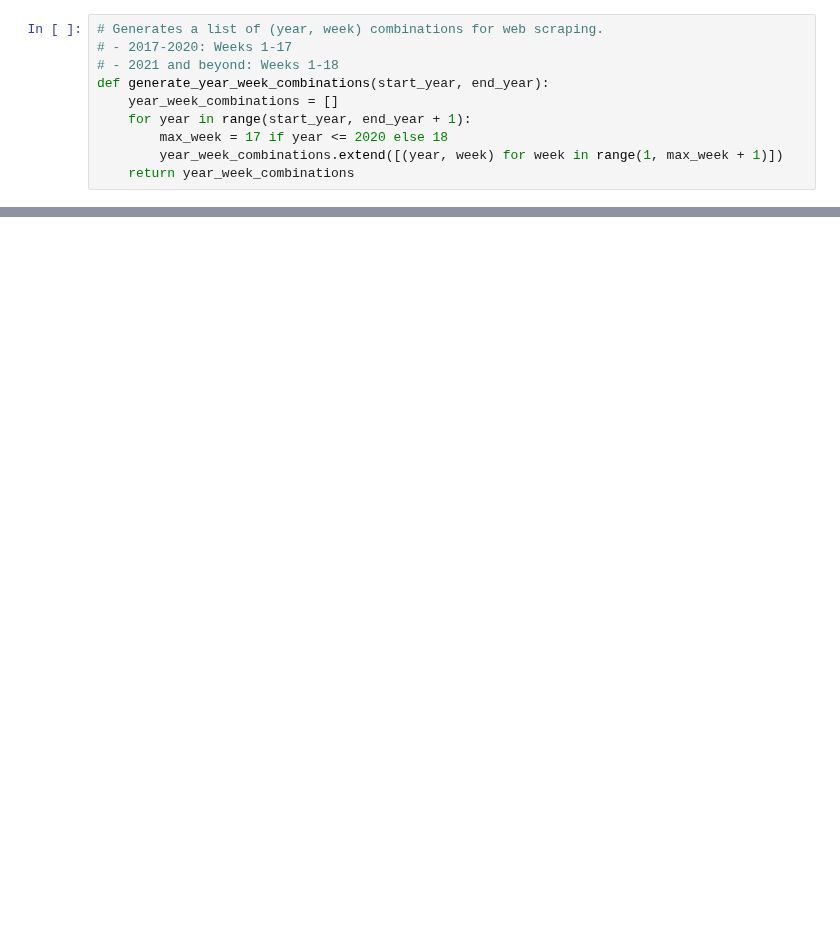
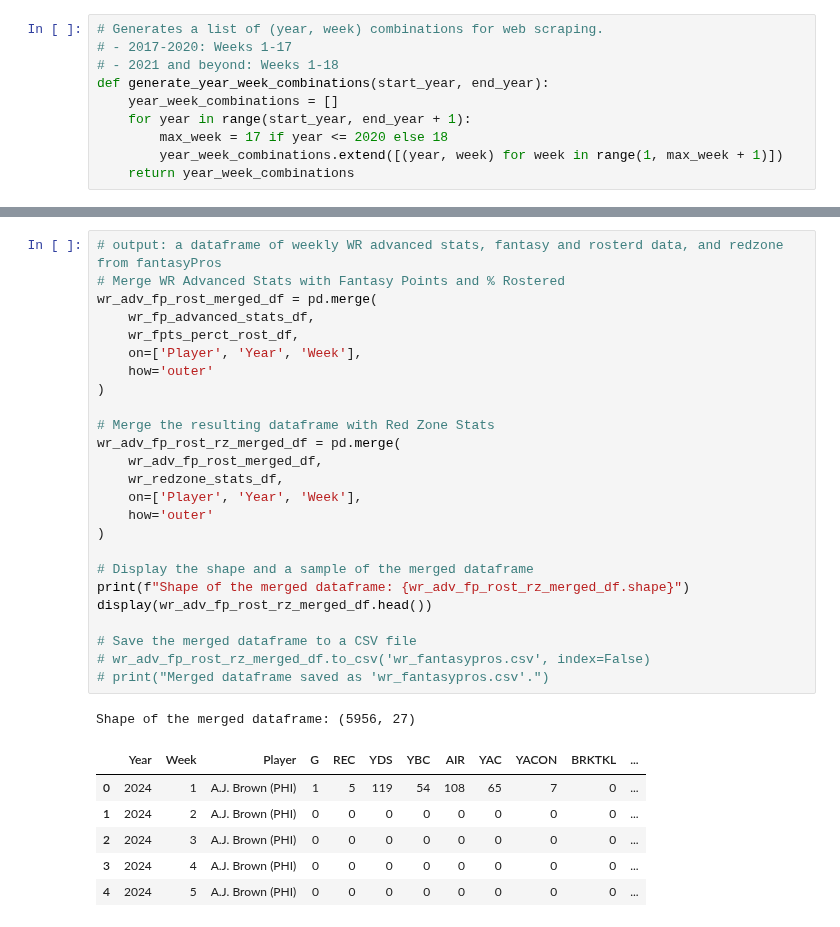
Before and after one commit to ARCtechmo/fanfav, a Jupyter notebook: wr_df.ipynb, the cells around one changed output, grey strips where cells are left out. Saved outputs shown, nothing was run; the diff lists cells and outputs as text; blank space fills up the shorter version.

```diff
--- a/wr_df.ipynb
+++ b/wr_df.ipynb
@@ -575,3 +579,36 @@ Shape of WR Red Zone Stats dataframe: (966, 8)
 | 2 | Brian Thomas Jr. (JAC) | 1 | 1 | 100.0% | 14.0 | 100.0% | 2024 | 1 |
 | 3 | Cooper Kupp (LAR) | 2 | 3 | 66.7% | 6.5 | 60.0% | 2024 | 1 |
 | 4 | Mack Hollins (BUF) | 1 | 1 | 100.0% | 11.0 | 25.0% | 2024 | 1 |
+# %%
+# output: a dataframe of weekly WR advanced stats, fantasy and rosterd data, and redzone from fantasyPros
+# Merge WR Advanced Stats with Fantasy Points and % Rostered
+wr_adv_fp_rost_merged_df = pd.merge(
+    wr_fp_advanced_stats_df,
+    wr_fpts_perct_rost_df,
+    on=['Player', 'Year', 'Week'],
+    how='outer'
+)
+
+# Merge the resulting dataframe with Red Zone Stats
+wr_adv_fp_rost_rz_merged_df = pd.merge(
+    wr_adv_fp_rost_merged_df,
+    wr_redzone_stats_df,
+    on=['Player', 'Year', 'Week'],
+    how='outer'
+)
+
+# Display the shape and a sample of the merged dataframe
+print(f"Shape of the merged dataframe: {wr_adv_fp_rost_rz_merged_df.shape}")
+display(wr_adv_fp_rost_rz_merged_df.head())
+
+# Save the merged dataframe to a CSV file
+# wr_adv_fp_rost_rz_merged_df.to_csv('wr_fantasypros.csv', index=False)
+# print("Merged dataframe saved as 'wr_fantasypros.csv'.")
+# %% [output]
+Shape of the merged dataframe: (5956, 27)
+|  | Year | Week | Player | G | REC | YDS | YBC | AIR | YAC | YACON | BRKTKL | ... |
+| 0 | 2024 | 1 | A.J. Brown (PHI) | 1 | 5 | 119 | 54 | 108 | 65 | 7 | 0 | ... |
+| 1 | 2024 | 2 | A.J. Brown (PHI) | 0 | 0 | 0 | 0 | 0 | 0 | 0 | 0 | ... |
+| 2 | 2024 | 3 | A.J. Brown (PHI) | 0 | 0 | 0 | 0 | 0 | 0 | 0 | 0 | ... |
+| 3 | 2024 | 4 | A.J. Brown (PHI) | 0 | 0 | 0 | 0 | 0 | 0 | 0 | 0 | ... |
+| 4 | 2024 | 5 | A.J. Brown (PHI) | 0 | 0 | 0 | 0 | 0 | 0 | 0 | 0 | ... |
```
Also changed, not shown: parts of 6 cells of this notebook.
